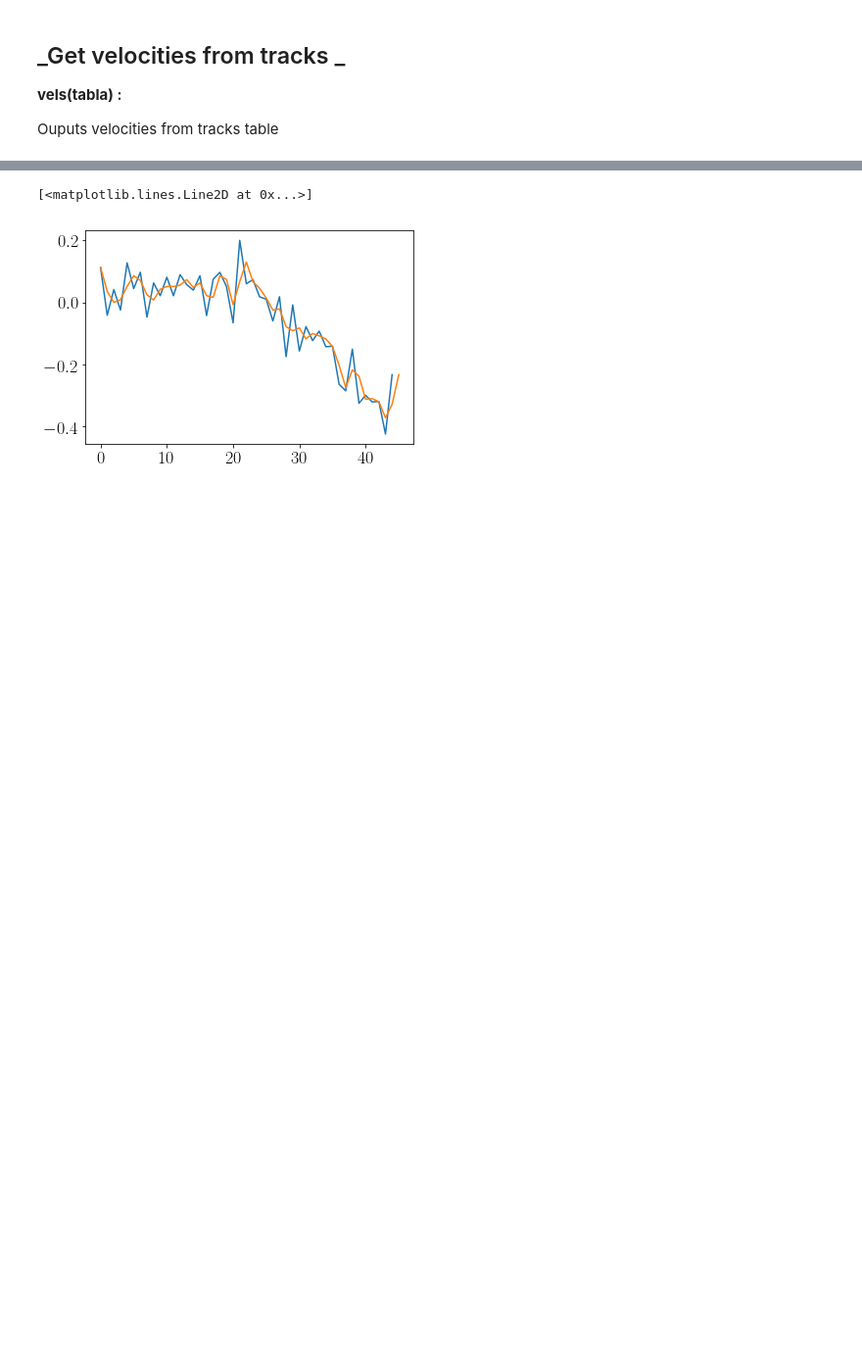
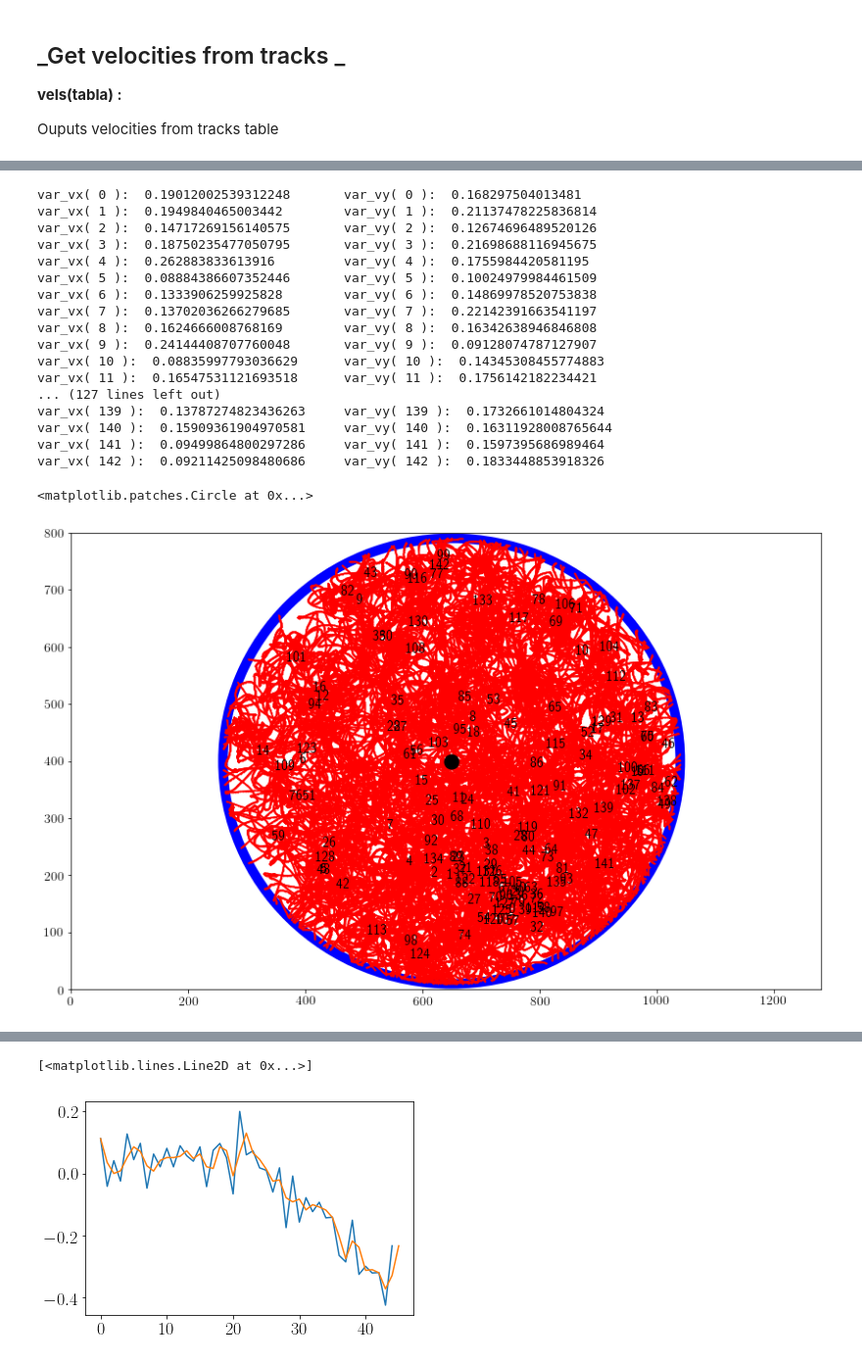
Before and after one commit to fvegar/Tracks, a Jupyter notebook: tracks_processing.ipynb, the cells around one changed output, grey strips where cells are left out. Shown at 98% size. Cells and saved outputs as stored; diff of their text form; code cells hidden in the pictures; blank space fills up the shorter version.

```diff
--- a/tracks_processing.ipynb
+++ b/tracks_processing.ipynb
@@ -263,0 +342,10 @@ def vels_gradient(tabla):
+# %%
+rx = [np.var(tracks[i].vx) for i in range(Ntracks)]
+ry = [np.var(tracks[i].vy) for i in range(Ntracks)]
+fig= plt.figure(figsize=(10,10))
+plt.xlim(0,1)
+plt.ylim(0,1)
+px_size = 72./fig.dpi
+for i in range(Ntracks):
+    plt.plot(rx, ry, '.', c='b',markersize=10*px_size)
+    #plt.text(rx[i], ry[i], str(i))
@@ -263,0 +390,16 @@ def vels_gradient(tabla):
+# %%
+#fig=plt.figure(1,figsize=(14,14*info['shape'][0][1]/info['shape'][0][0]))
+fig, ax = plt.subplots(figsize=(14,14*info['shape'][0][1]/info['shape'][0][0]))
+px_size = 72./fig.dpi
+
+ax.set_xlim(0,info['shape'][0][0])
+ax.set_ylim(0,info['shape'][0][1])
+
+for i in range(Ntracks):
+    plt.plot(tracks[i].x,tracks[i].y, '.', c='r', markersize=px_size,linewidth=None)
+    plt.text(np.mean(tracks[i].x), np.mean(tracks[i].y), str(i))
+    print('var_vx(', str(i),'): ', np.var(tracks[i].vx), '\tvar_vy(', str(i),'): ', np.var(tracks[i].vy))
+#plt.plot(tracks[10].x,tracks[10].y, c= 'b', marker='.', markersize=px_size,linewidth=None)
+
+plt.plot(info.ROI_center[0][0],info.ROI_center[0][1], 'o', markersize =15*px_size, c='k')
+ax.add_artist(plt.Rectangle((250,50),750,600, facecolor='b',alpha=0.2))
@@ -263,0 +427,38 @@ def vels_gradient(tabla):
+# %%
+#fig=plt.figure(1,figsize=(14,14*info['shape'][0][1]/info['shape'][0][0]))
+fig, ax = plt.subplots(figsize=(14,14*info['shape'][0][1]/info['shape'][0][0]))
+px_size = 72./fig.dpi
+
+circle2 = plt.Circle((info.ROI_center[0][0], info.ROI_center[0][1]), info.ROI_radius[0], alpha=1, lw=10,fill=False, edgecolor='b')
+
+ax.set_xlim(0,info['shape'][0][0])
+ax.set_ylim(0,info['shape'][0][1])
+
+for i in range(Ntracks):
+    plt.plot(tracks[i].x,tracks[i].y, c='r', marker='.', markersize=px_size,linewidth=None)
+    plt.text(np.mean(tracks[i].x), np.mean(tracks[i].y), str(i))
+    print('var_vx(', str(i),'): ', np.var(tracks[i].vx), '\tvar_vy(', str(i),'): ', np.var(tracks[i].vy))
+#plt.plot(tracks[10].x,tracks[10].y, c= 'b', marker='.', markersize=px_size,linewidth=None)
+
+plt.plot(info.ROI_center[0][0],info.ROI_center[0][1], 'o', markersize =15*px_size, c='k')
+ax.add_artist(circle2)
+# %% [output]
+var_vx( 0 ):  0.19012002539312248       var_vy( 0 ):  0.168297504013481
+var_vx( 1 ):  0.1949840465003442        var_vy( 1 ):  0.21137478225836814
+var_vx( 2 ):  0.14717269156140575       var_vy( 2 ):  0.12674696489520126
+var_vx( 3 ):  0.18750235477050795       var_vy( 3 ):  0.21698688116945675
+var_vx( 4 ):  0.262883833613916         var_vy( 4 ):  0.1755984420581195
+var_vx( 5 ):  0.08884386607352446       var_vy( 5 ):  0.10024979984461509
+var_vx( 6 ):  0.1333906259925828        var_vy( 6 ):  0.14869978520753838
+var_vx( 7 ):  0.13702036266279685       var_vy( 7 ):  0.22142391663541197
+var_vx( 8 ):  0.1624666008768169        var_vy( 8 ):  0.16342638946846808
+var_vx( 9 ):  0.24144408707760048       var_vy( 9 ):  0.09128074787127907
+var_vx( 10 ):  0.08835997793036629      var_vy( 10 ):  0.14345308455774883
+var_vx( 11 ):  0.16547531121693518      var_vy( 11 ):  0.1756142182234421
+... (127 lines left out)
+var_vx( 139 ):  0.13787274823436263     var_vy( 139 ):  0.1732661014804324
+var_vx( 140 ):  0.15909361904970581     var_vy( 140 ):  0.16311928008765644
+var_vx( 141 ):  0.09499864800297286     var_vy( 141 ):  0.1597395686989464
+var_vx( 142 ):  0.09211425098480686     var_vy( 142 ):  0.1833448853918326
+<matplotlib.patches.Circle at 0x...>
+[figure, added]
```
Also changed, not shown: parts of 60 cells of this notebook.
